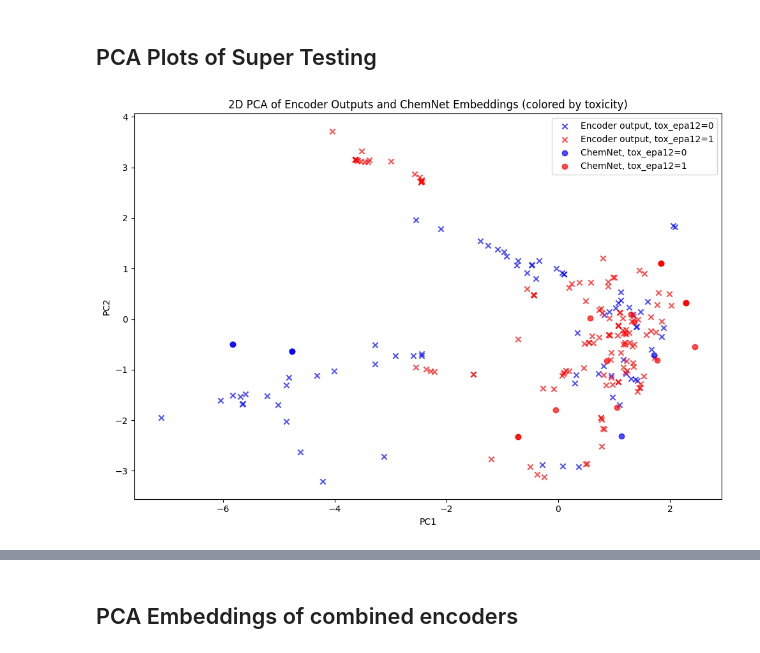
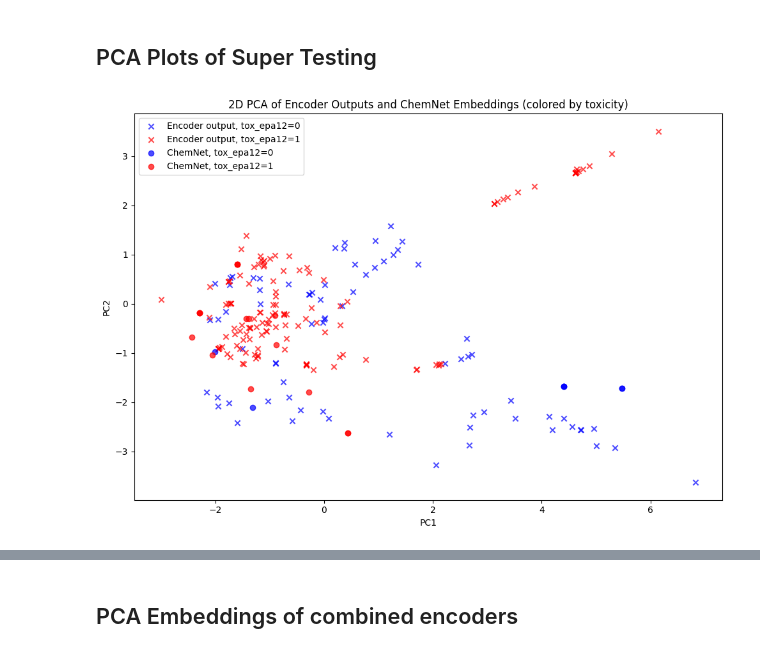
Before and after one commit to DashLLipsey/PREDICT-MIT-LL, a Jupyter notebook: Notebooks/encoder_randforest_subset_union.ipynb, the cells around one changed output, grey strips where cells are left out. Saved outputs shown, nothing was run; the diff lists cells and outputs as text; code cells hidden in the pictures.

```diff
--- a/Notebooks/encoder_randforest_subset_union.ipynb
+++ b/Notebooks/encoder_randforest_subset_union.ipynb
@@ -1949,43 +1949,38 @@ tox_chemnet = chemnet_df['tox_epa12'].values
 X_all = np.vstack([X_encoder, X_chemnet])
 pca = PCA(n_components=2, random_state=42)
 X_all_pca = pca.fit_transform(X_all)
-# Enforce consistent sign for PC1 and PC2 (optional but recommended)
-if X_all_pca[:, 0].mean() < 0:
-    X_all_pca[:, 0] *= -1
-if X_all_pca[:, 1].mean() < 0:
-    X_all_pca[:, 1] *= -1
 
 # Re-split
 X_encoder_pca = X_all_pca[:len(X_encoder)]
 X_chemnet_pca = X_all_pca[len(X_encoder):]
 
 # Plot
 plt.figure(figsize=(10,7))
 
 # Encoder outputs
 mask_encoder_red = tox_encoder == 1
 mask_encoder_blue = tox_encoder == 0
 plt.scatter(X_encoder_pca[mask_encoder_blue,0], X_encoder_pca[mask_encoder_blue,1],
             c='blue', marker='x', label='Encoder output, tox_epa12=0', alpha=0.7)
 plt.scatter(X_encoder_pca[mask_encoder_red,0], X_encoder_pca[mask_encoder_red,1],
             c='red', marker='x', label='Encoder output, tox_epa12=1', alpha=0.7)
 
 # ChemNet points
 mask_chemnet_red = tox_chemnet == 1
 mask_chemnet_blue = tox_chemnet == 0
 plt.scatter(X_chemnet_pca[mask_chemnet_blue,0], X_chemnet_pca[mask_chemnet_blue,1],
             c='blue', marker='o', label='ChemNet, tox_epa12=0', alpha=0.7)
 plt.scatter(X_chemnet_pca[mask_chemnet_red,0], X_chemnet_pca[mask_chemnet_red,1],
             c='red', marker='o', label='ChemNet, tox_epa12=1', alpha=0.7)
 
 plt.xlabel('PC1')
 plt.ylabel('PC2')
 plt.title('2D PCA of Encoder Outputs and ChemNet Embeddings (colored by toxicity)')
 plt.legend()
 plt.tight_layout()
 plt.show()
 # %% [output]
-[figure, old version]
+[figure, new version]
 # %%
 super_test_concat.head()
 # %% [output]
```
Also changed, not shown: parts of 21 cells of this notebook, 1 other file.
